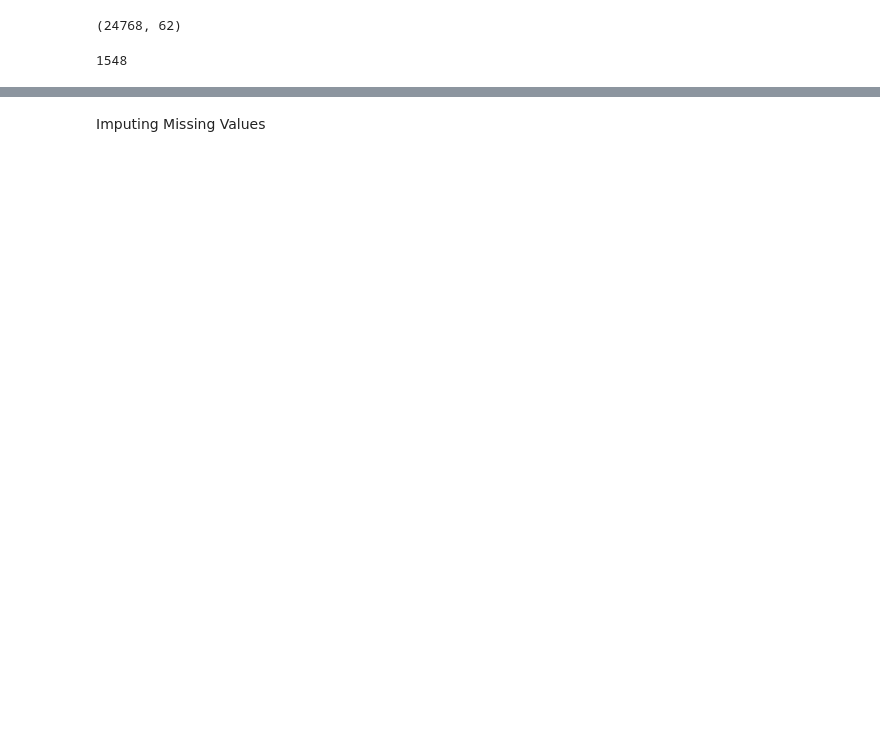
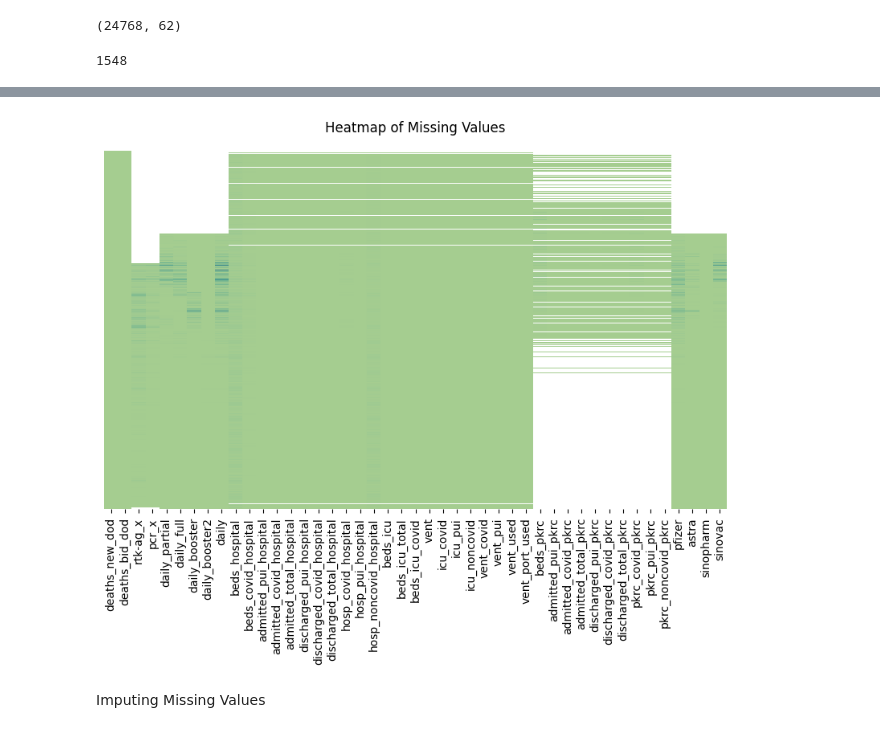
Before and after one commit to MarcusO17/5011-cem-ml, a Jupyter notebook: notebooks/states_EDA.ipynb, the cells around one changed output, grey strips where cells are left out. Cells and saved outputs as stored; diff of their text form; code cells hidden in the pictures; blank space fills up the shorter version.

```diff
--- a/notebooks/states_EDA.ipynb
+++ b/notebooks/states_EDA.ipynb
@@ -217,3 +269,10 @@ df['date'].nunique()
+# %%
+plt.figure(figsize=(10, 6))
+sns.heatmap(df[df.columns[df.isna().any()]],cmap="crest",cbar=False,yticklabels=False)
+plt.title('Heatmap of Missing Values')
+plt.show()
+# %% [output]
+[figure, added]
 # %% [markdown]
 Imputing Missing Values
 # %%
```
Also changed, not shown: parts of 37 cells of this notebook, 1 other file.
